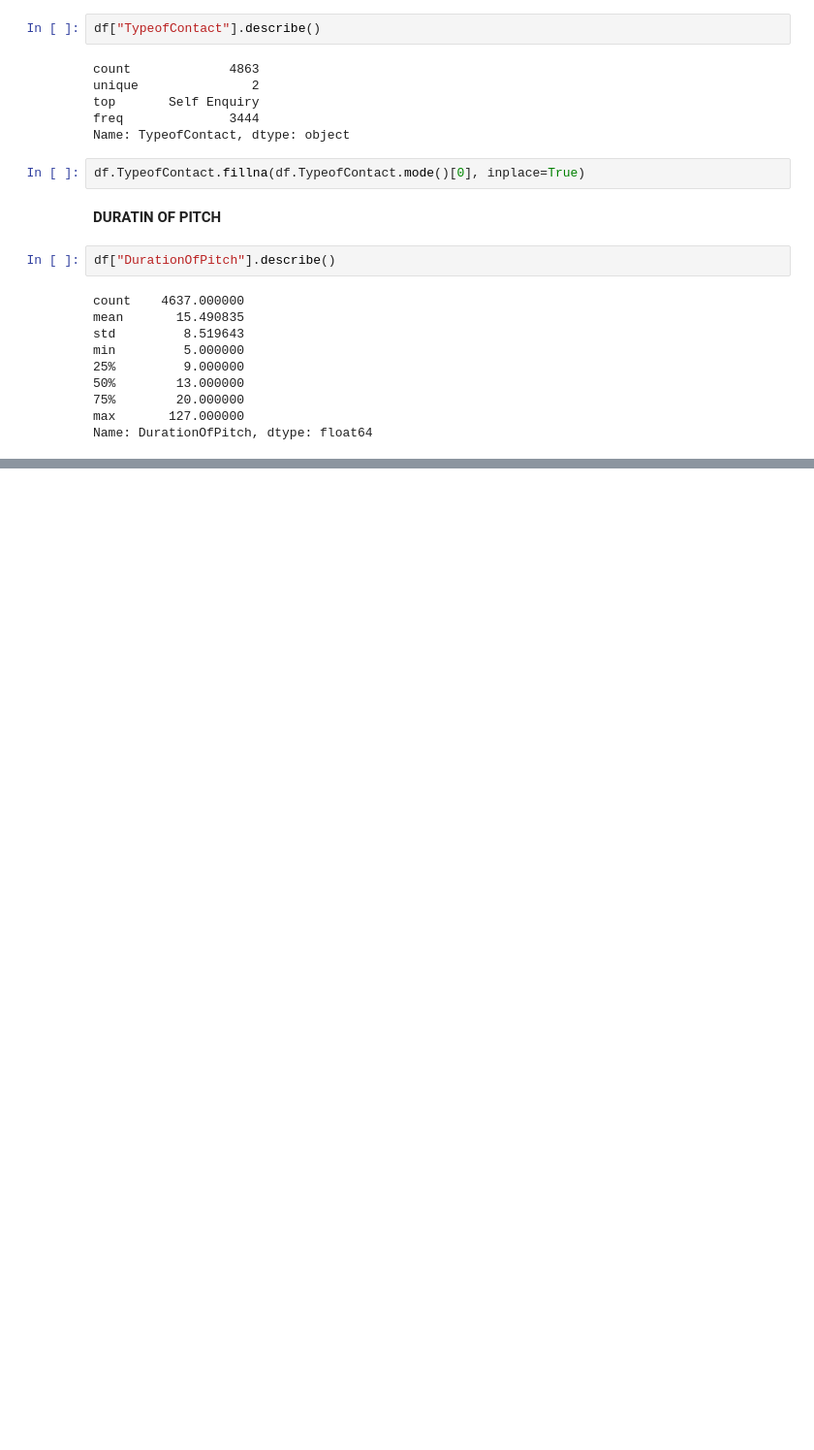
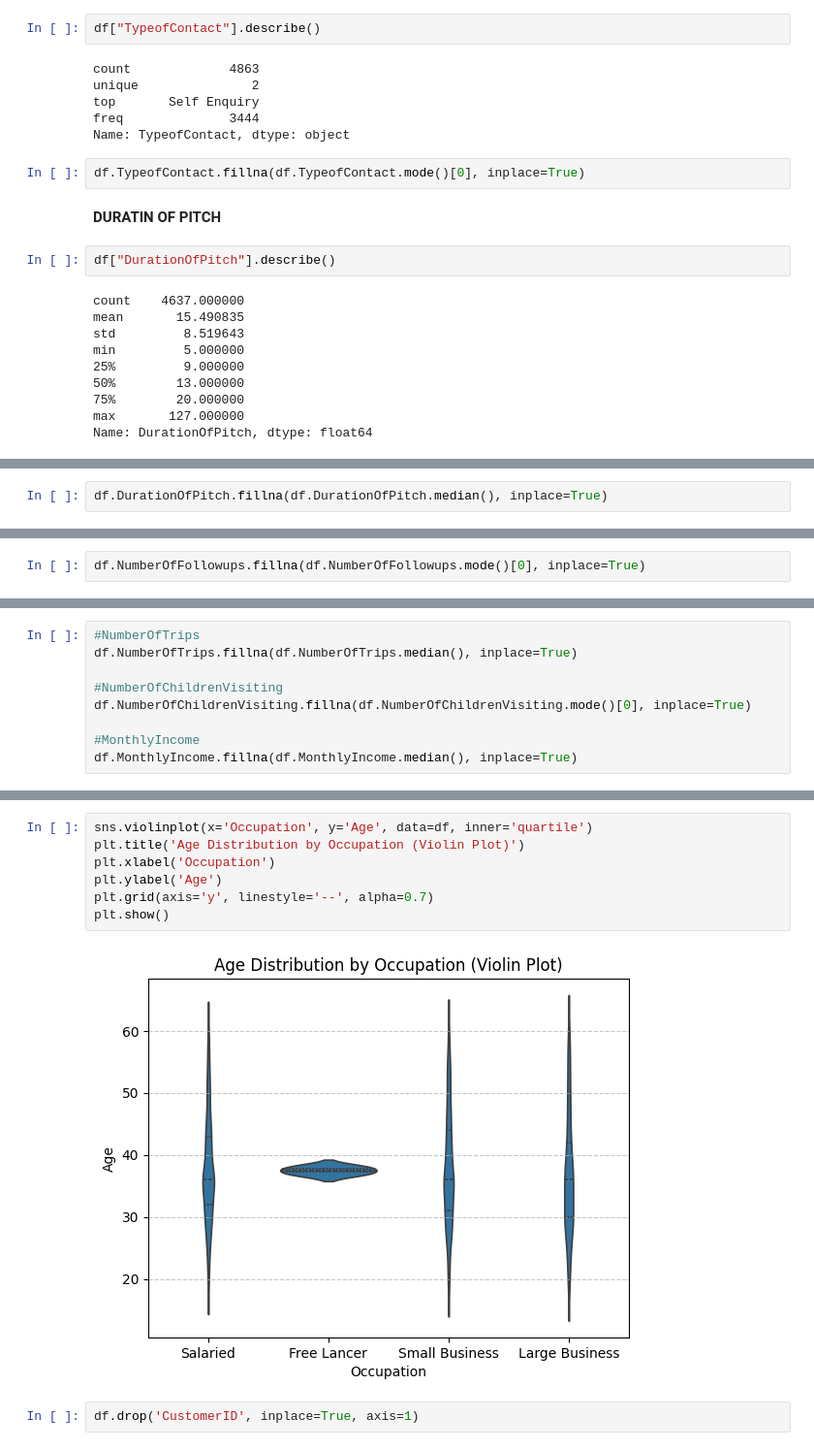
Before and after one commit to qazi-adnan/MACHINE_LEARNING, a Jupyter notebook: 10 random forest/file_1.ipynb, the cells around one changed output, grey strips where cells are left out. Shown at 97% size. Saved outputs shown, nothing was run; the diff lists cells and outputs as text; blank space fills up the shorter version.

```diff
--- a/10 random forest/file_1.ipynb
+++ b/10 random forest/file_1.ipynb
@@ -290,0 +309,2 @@ Name: DurationOfPitch, dtype: float64
+# %%
+df.DurationOfPitch.fillna(df.DurationOfPitch.median(), inplace=True)
@@ -290,0 +336,2 @@ Name: DurationOfPitch, dtype: float64
+# %%
+df.NumberOfFollowups.fillna(df.NumberOfFollowups.mode()[0], inplace=True)
@@ -290,0 +345,9 @@ Name: DurationOfPitch, dtype: float64
+# %%
+#NumberOfTrips
+df.NumberOfTrips.fillna(df.NumberOfTrips.median(), inplace=True)
+
+#NumberOfChildrenVisiting
+df.NumberOfChildrenVisiting.fillna(df.NumberOfChildrenVisiting.mode()[0], inplace=True)
+
+#MonthlyIncome
+df.MonthlyIncome.fillna(df.MonthlyIncome.median(), inplace=True)
@@ -290,0 +373,11 @@ Name: DurationOfPitch, dtype: float64
+# %%
+sns.violinplot(x='Occupation', y='Age', data=df, inner='quartile')
+plt.title('Age Distribution by Occupation (Violin Plot)')
+plt.xlabel('Occupation')
+plt.ylabel('Age')
+plt.grid(axis='y', linestyle='--', alpha=0.7)
+plt.show()
+# %% [output]
+[figure, added]
+# %%
+df.drop('CustomerID', inplace=True, axis=1)
```
Also changed, not shown: parts of 23 cells of this notebook.
